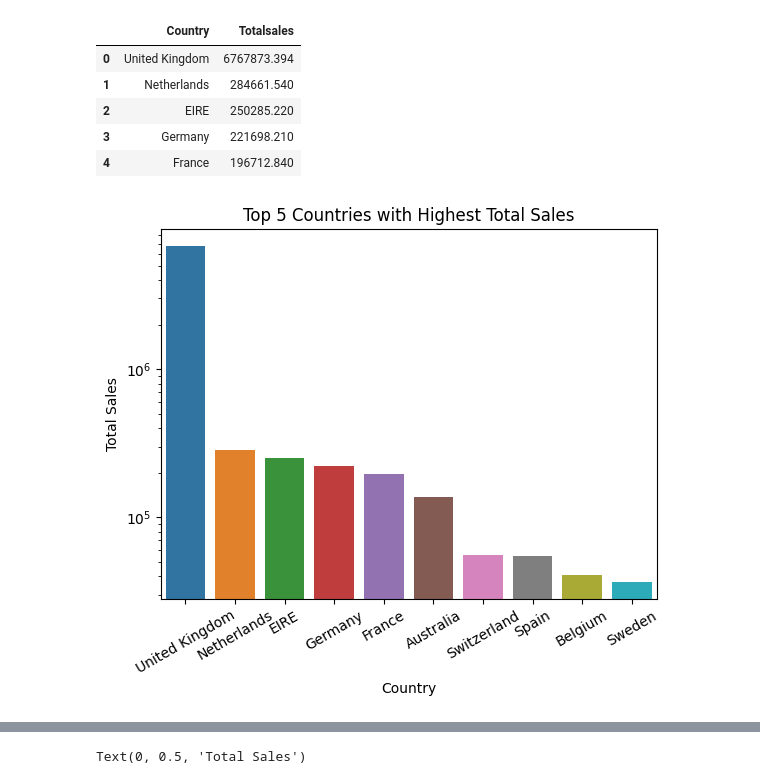
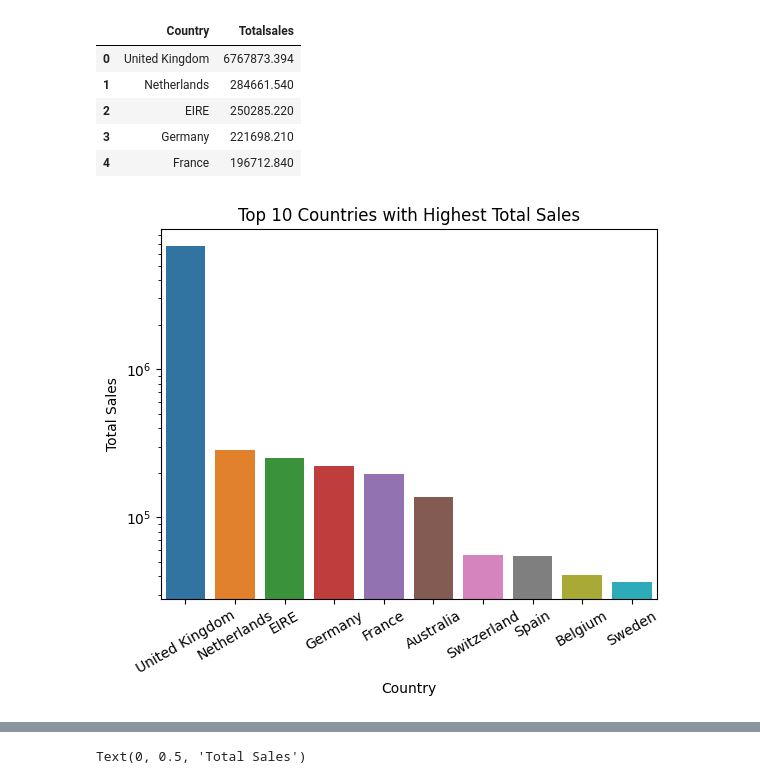
Before and after one commit to Sunfarwer/Online-Retail-Sales-and-Customer-Data, a Jupyter notebook: online-retail-sales-and-customer-data.ipynb, the cells around one changed output, grey strips where cells are left out. Cells and saved outputs as stored; diff of their text form; code cells hidden in the pictures.

Commit message:
Kaggle Notebook | Online Retail Sales and Customer Data | Version 3

```diff
--- a/online-retail-sales-and-customer-data.ipynb
+++ b/online-retail-sales-and-customer-data.ipynb
@@ -128,10 +130,10 @@ top_sales_country.head()
 # %%
 top_10_sales = top_sales_country.head(10)
 sns.barplot(data= top_10_sales, x = 'Country', y = 'Totalsales', log=True)
-plt.title("Top 5 Countries with Highest Total Sales")
+plt.title("Top 10 Countries with Highest Total Sales")
 plt.xlabel("Country")
 plt.ylabel("Total Sales")
 plt.xticks(rotation=30)
 plt.show()
 # %% [output]
-[figure, old version]
+[figure, new version]
```
Also changed, not shown: parts of 6 cells of this notebook.
